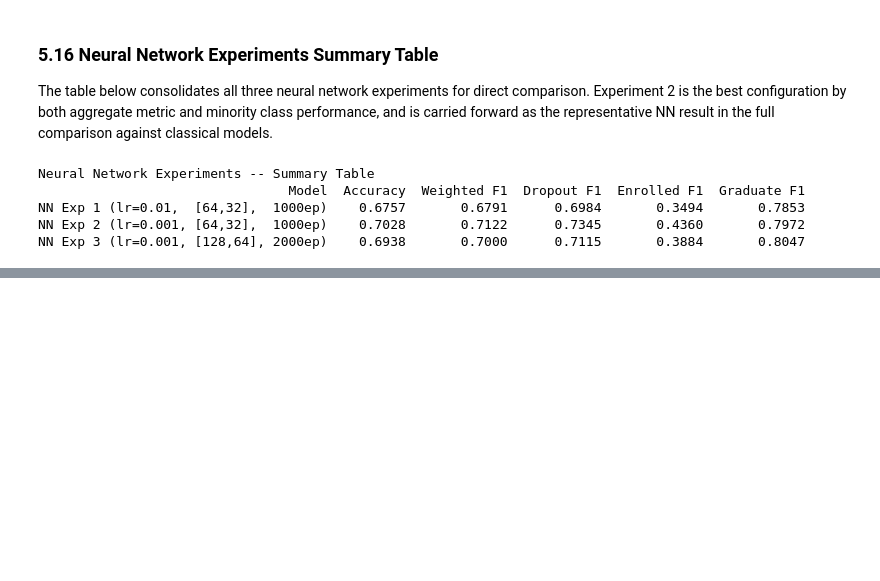
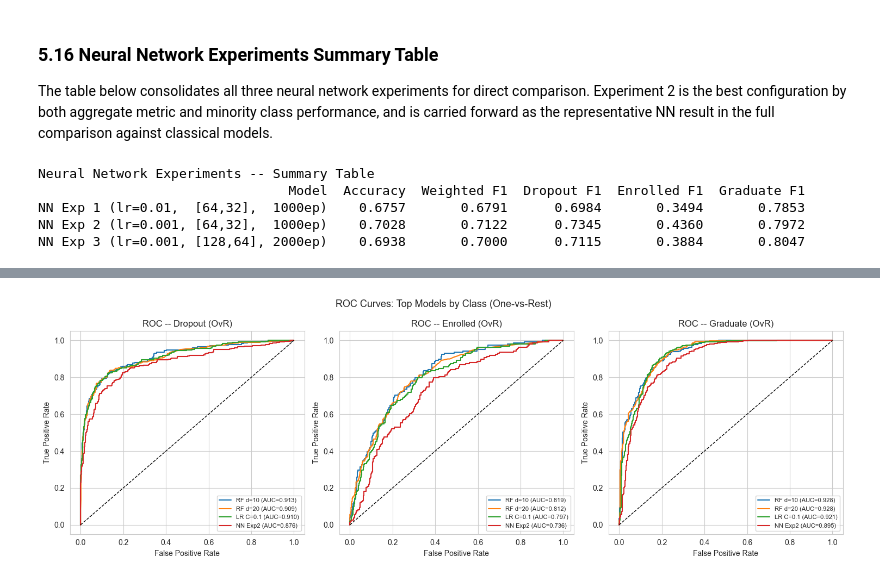
Before and after one commit to Ebi-Tech/academic-risk-classifier, a Jupyter notebook: Assignment1_DivineIfechukwude.ipynb, the cells around one changed output, grey strips where cells are left out. Drawn from its saved outputs; the diff is of its cells as text; code cells hidden in the pictures; blank space fills up the shorter version.

```diff
--- a/Assignment1_DivineIfechukwude.ipynb
+++ b/Assignment1_DivineIfechukwude.ipynb
@@ -1702,0 +1761,41 @@ NN Exp 3 (lr=0.001, [128,64], 2000ep)    0.6938       0.7000      0.7115       0
+# %%
+from sklearn.metrics import roc_curve, auc
+from sklearn.preprocessing import label_binarize
+
+# Binarize test labels for OvR ROC
+y_test_bin = label_binarize(y_test, classes=[0, 1, 2])
+
+def get_proba_sklearn(model, X):
+    return model.predict_proba(X)
+
+def get_proba_nn(params, X):
+    A3, _ = forward_propagation(X, params)
+    return A3
+
+models_roc = {
+    "RF d=10"        : get_proba_sklearn(rf_exp1, X_test_scaled),
+    "RF d=20"        : get_proba_sklearn(rf_exp2, X_test_scaled),
+    "LR C=0.1"       : get_proba_sklearn(lr_exp2, X_test_scaled),
+    "NN Exp2"        : get_proba_nn(params_exp2, X_test_scaled),
+}
+
+class_names_roc = ['Dropout', 'Enrolled', 'Graduate']
+fig, axes = plt.subplots(1, 3, figsize=(15, 5))
+
+for class_idx, class_name in enumerate(class_names_roc):
+    ax = axes[class_idx]
+    for model_name, proba in models_roc.items():
+        fpr, tpr, _ = roc_curve(y_test_bin[:, class_idx], proba[:, class_idx])
+        roc_auc = auc(fpr, tpr)
+        ax.plot(fpr, tpr, label=f'{model_name} (AUC={roc_auc:.3f})')
+    ax.plot([0, 1], [0, 1], 'k--', lw=1)
+    ax.set_xlabel('False Positive Rate')
+    ax.set_ylabel('True Positive Rate')
+    ax.set_title(f'ROC -- {class_name} (OvR)')
+    ax.legend(loc='lower right', fontsize=8)
+
+plt.suptitle('ROC Curves: Top Models by Class (One-vs-Rest)', fontsize=13)
+plt.tight_layout()
+plt.show()
+# %% [output]
+[figure, added]
```
Also changed, not shown: parts of 6 cells of this notebook.
